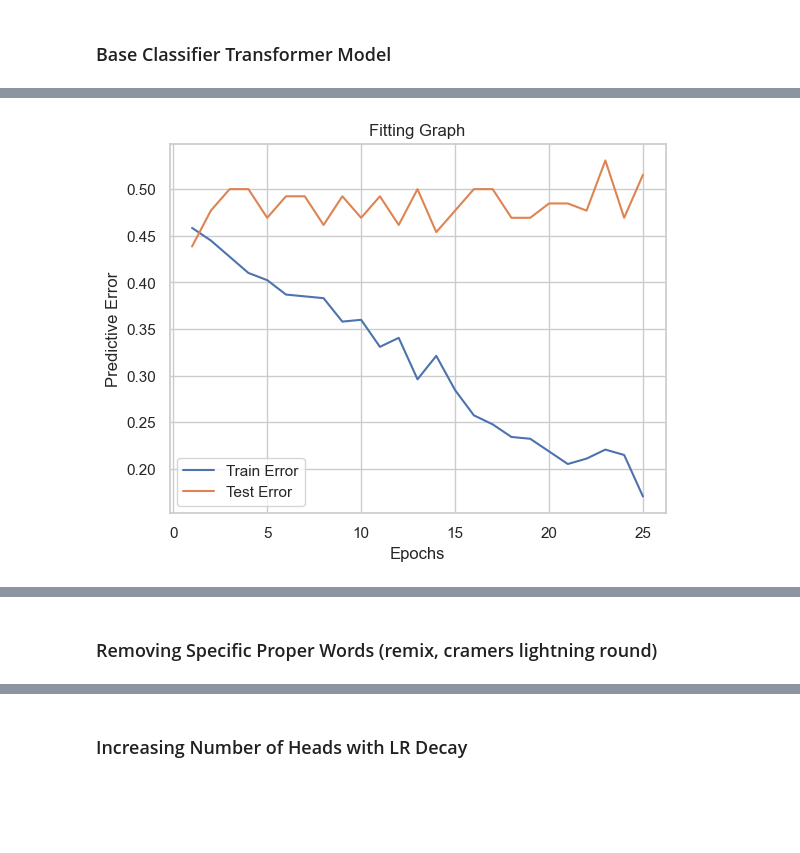
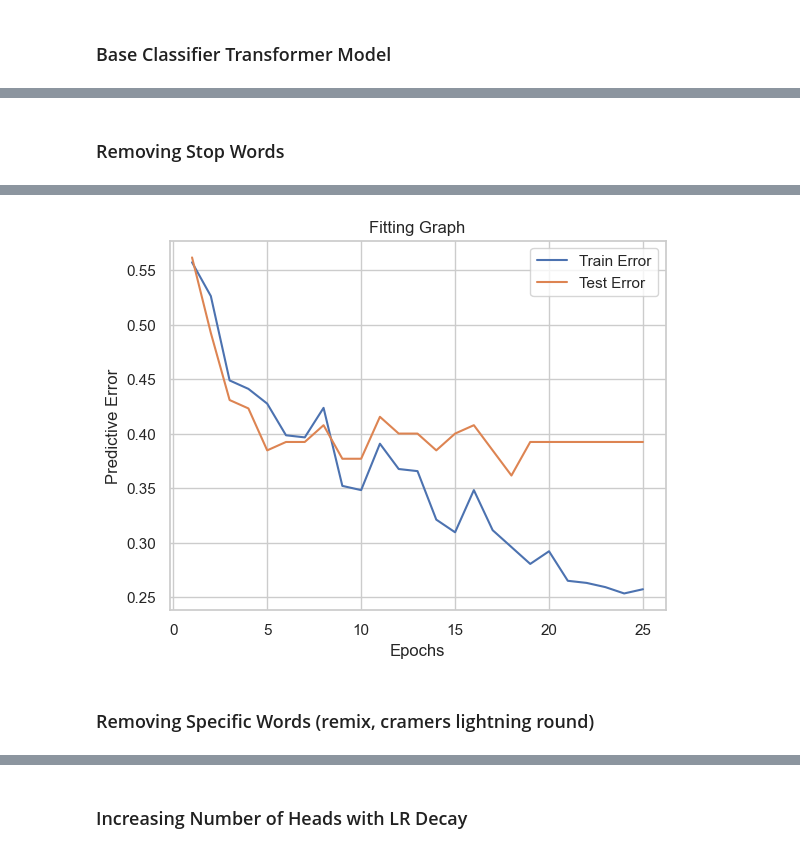
Before and after one commit to Aaron3963/CSE_151A_Project, a Jupyter notebook: project.ipynb, the cells around one changed output, grey strips where cells are left out. Cells and saved outputs as stored; diff of their text form; code cells hidden in the pictures; blank space fills up the shorter version.

```diff
--- a/project.ipynb
+++ b/project.ipynb
@@ -838,4 +829,2 @@ Epoch [25/25], Loss: 0.6330, Train Acc: 0.8298, Test Acc: 0.4846
-# %%
-generateFittingGraph(train_error, test_error, EPOCHS)
-# %% [output]
-[figure, removed]
+# %% [markdown]
+### Removing Stop Words
@@ -841,0 +852,40 @@ generateFittingGraph(train_error, test_error, EPOCHS)
+# %%
+train_dataset, test_dataset = train_test_split(data_clean, test_size=0.2, shuffle=False, random_state=SEED)
+train_dataloader, test_dataloader = createDataLoader(train_dataset, test_dataset, tokenizer, MAX_LENGTH, BATCH_SIZE)
+
+model_rm1 = UntrainedTransformerClassifier(vocab_size=tokenizer.vocab_size,
+                                       embed_dim= EMBED_DIM,
+                                       num_heads= NUM_HEAD,
+                                       num_layers=NUM_LAYER,
+                                       max_length=MAX_LENGTH,
+                                       num_output=NUM_OUTPUT).to(device)
+
+criterion = nn.BCEWithLogitsLoss()
+
+optimizer = optim.Adam(model_rm1.parameters(), lr=LEARNING_RATE)
+
+train_error = []
+test_error = []
+
+for epoch in range(EPOCHS):
+    for xb, yb in train_dataloader:
+        xb, yb = xb.to(device), yb.to(device)
+
+        logits = model_rm1(xb).squeeze(1)
+        loss = criterion(logits, yb)
+        # Backward pass and optimization
+        optimizer.zero_grad()
+        loss.backward()
+        optimizer.step()
+
+    trainErr = evaluate(model_rm1, train_dataloader, device)
+    testErr = evaluate(model_rm1, test_dataloader, device)
+
+    if (epoch + 1) % 5 == 0:
+        print(f"Epoch [{epoch+1}/{EPOCHS}], Loss: {loss.item():.4f}, Train Acc: {trainErr:.4f}, Test Acc: {testErr:.4f}")
+
+    train_error.append(1-trainErr)
+    test_error.append(1-testErr)
+
+generateFittingGraph(train_error, test_error, EPOCHS)
+# %% [output]
@@ -842,5 +897,6 @@ generateFittingGraph(train_error, test_error, EPOCHS)
+[figure, added]
 # %% [markdown]
-### Removing Specific Proper Words (remix, cramers lightning round)
+### Removing Specific Words (remix, cramers lightning round)
 # %%
 def clean_headlines(text):
     words_to_remove = ['remix', 'cramers lightning round']
```
Also changed, not shown: parts of 71 cells of this notebook, 3 other files.
